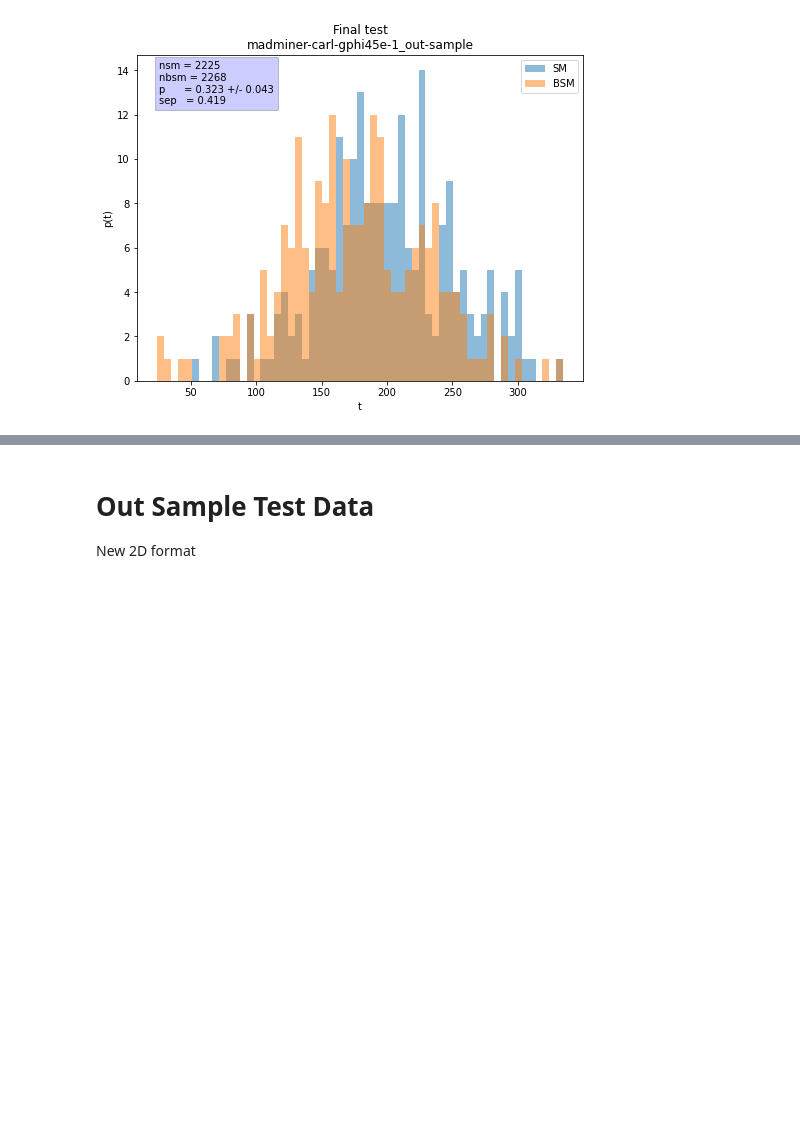
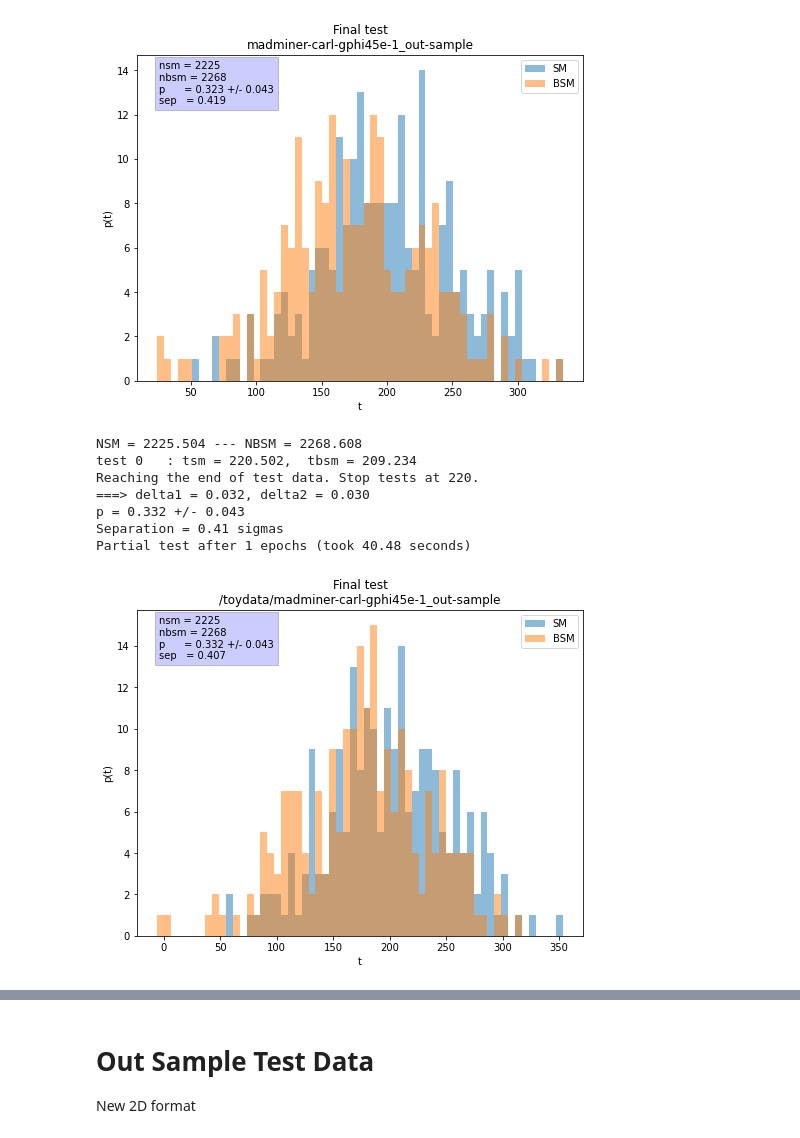
Before and after one commit to johannbrehmer/madminer, a Jupyter notebook: examples/tutorial_particle_physics/TestEstimator.ipynb, the cells around one changed output, grey strips where cells are left out. Drawn from its saved outputs; the diff is of its cells as text; code cells hidden in the pictures; blank space fills up the shorter version.

Commit message:
Tests on models intending to reproduce gphi50 narrow separation.

```diff
--- a/examples/tutorial_particle_physics/TestEstimator.ipynb
+++ b/examples/tutorial_particle_physics/TestEstimator.ipynb
@@ -19,7 +19,7 @@ def test_model(madminermodel, test_input_sm, test_input_bsm, epochs, e, n_meas,
                                             np.array([0.]))[0][0])
             log_ratio = torch.tensor(log_ratio)
             #ratio = 1./ratio
-            #log_ratio = log_ratio
+            log_ratio = log_ratio
             out  = 2 * (NBSM - NSM - (log_ratio+torch.log(torch.tensor(NBSM/NSM))).sum(0))
             return out, int(counter+n_gen)
 
@@ -320,3 +320,41 @@ p = 0.323 +/- 0.043
 Separation = 0.42 sigmas
 Partial test after 1 epochs (took 36.21 seconds)
 [figure]
+# %%
+gphival = '45e-1'
+f = h5py.File(os.getcwd()+'/toydata/gphi_toydata_test_%s.h5'%(gphival), 'r')
+Data = np.array(f['Data'])
+Labels = np.array(f['Labels'])
+NSM = np.array(f['NSM'])
+NBSMList = np.array(f['NBSMList'])
+
+NBSM = NBSMList[0]
+
+n_epochs = int(1e2)
+results_path = os.getcwd()
+
+Idx_test = torch.randperm(len(Data))
+Data_test = torch.Tensor(Data[Idx_test])
+Label_test = torch.Tensor(Labels[Idx_test])
+
+estimator = MorphingAwareRatioEstimator(
+    morphing_setup_filename=os.getcwd()+'/data/setup.h5',
+    n_hidden=(60,60),
+    activation="tanh",
+)
+
+estimator.load(os.getcwd()+'/models/carl')
+
+test_model(estimator, Data_test[Label_test==0, :], Data_test[Label_test==1, :], 1, 1, 4000, 'plus',
+          verbose_t=True, verbose_period_t=1e5, title='gphi%s_out-sample'%(gphival))
+
+f.close()
+# %% [output]
+NSM = 2225.504 --- NBSM = 2268.608
+test 0   : tsm = 220.502,  tbsm = 209.234
+Reaching the end of test data. Stop tests at 220.
+===> delta1 = 0.032, delta2 = 0.030
+p = 0.332 +/- 0.043
+Separation = 0.41 sigmas
+Partial test after 1 epochs (took 40.48 seconds)
+[figure, added]
```
Also changed, not shown: parts of 10 cells of this notebook.
